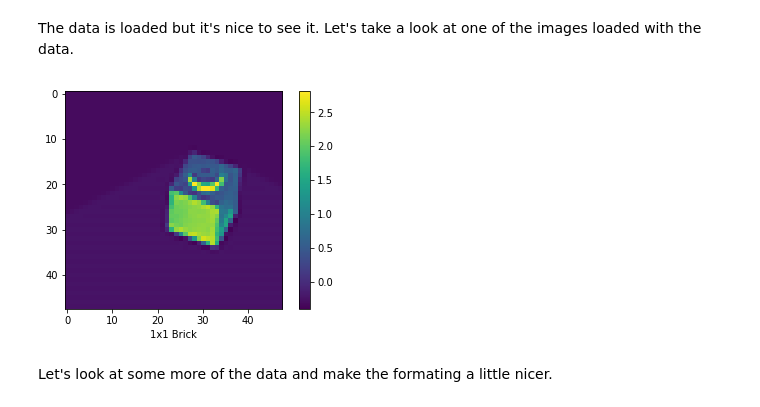
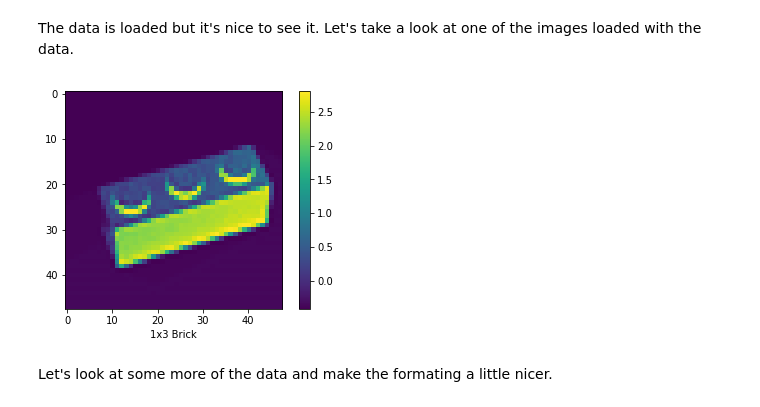
Before and after one commit to debnsuma/Data_Hack2019_Demo, a Jupyter notebook: MXNet-Basic-Classification/MXNet_Basic_Classification.ipynb, the cells around one changed output. Saved outputs shown, nothing was run; the diff lists cells and outputs as text; code cells hidden in the pictures.

```diff
--- a/MXNet-Basic-Classification/MXNet_Basic_Classification.ipynb
+++ b/MXNet-Basic-Classification/MXNet_Basic_Classification.ipynb
@@ -107,16 +109,16 @@ test_data = test_data.transform_first(transformer)
 # %% [markdown]
 The data is loaded but it's nice to see it. Let's take a look at one of the images loaded with the data.
 # %%
-train_image_no = 0
+train_image_no = 17
 
 images_data, label_data = train_data[train_image_no]
 plt.figure()
 plt.imshow(images_data.reshape((48,48)).asnumpy())
 plt.colorbar()
 plt.xlabel(class_names[label_data])
 plt.show()
 # %% [output]
-[figure, old version]
+[figure, new version]
 # %% [markdown]
 Let's look at some more of the data and make the formating a little nicer.
 # %%
```
Also changed, not shown: parts of 8 cells of this notebook, 1 other file.
